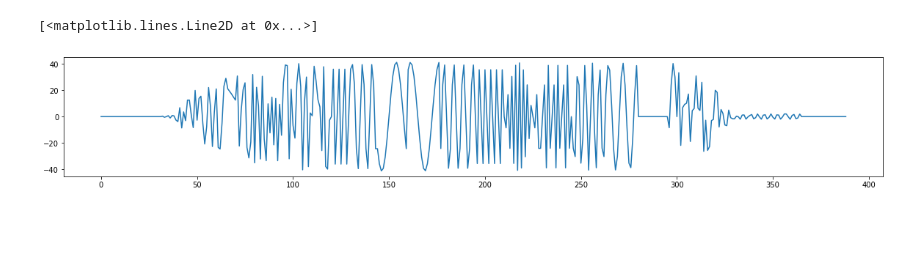
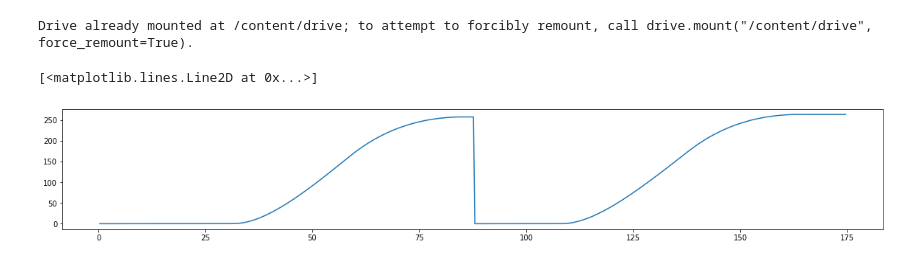
Before and after one commit to waterloop/propulsion-misc, a Jupyter notebook: RCommExtractor/Roboteq_Commutation_Extraction.ipynb, the cells around one changed output. Cells and saved outputs as stored; diff of their text form; code cells hidden in the pictures; blank space fills up the shorter version.

```diff
--- a/RCommExtractor/Roboteq_Commutation_Extraction.ipynb
+++ b/RCommExtractor/Roboteq_Commutation_Extraction.ipynb
@@ -8,3 +8,8 @@ from google.auth import default
 creds, _ = default()
 
 gc = gspread.authorize(creds)
+# %%
+from google.colab import drive
+drive.mount('/content/drive')
+# %% [output]
+Drive already mounted at /content/drive; to attempt to forcibly remount, call drive.mount("/content/drive", force_remount=True).
@@ -15,18 +40,22 @@ import matplotlib.pyplot as plt
 
 # extracting the data from csv's stored in the Propulsion Drive
 # copying the exact path from the filetree
-data = pd.read_csv("/content/drive/Shareddrives/General/PROPULSION/Bay Experiments/12 3 22/experiment 1.csv")
-
+data = pd.read_csv("/content/drive/Shareddrives/General/PROPULSION/Bay Experiments/2_2-5-23/exp2.csv")
+# making new time`
+bt = better_time(list(data['Time Stamp']))
+data['Better time (s)'] = pd.Series(bt)
+time = data['Better time (s)']
 # extracting the sinusoidal commutation
 vph = 0.75
-time = list(range(data.shape[0]))
 supplied_volts = data["Battery Volts"] * abs(data["Motor Power 1"]/1000)
 freq = supplied_volts/vph
-sine_wave = supplied_volts*np.sin(2*np.pi*freq*time)
+data["Enc Counter 2"] = data["Enc Counter 2"]*np.pi/800
+encoderD = data["Enc Counter 2"]
 
 plt.rcParams["figure.figsize"] = (20,3)
-plt.plot(time, sine_wave)
-# %% [output]
-[<matplotlib.lines.Line2D at 0x...>]
-[figure, removed]
+# %%
+plt.plot(time, encoderD)
+# %% [output]
+[<matplotlib.lines.Line2D at 0x...>]
+[figure, added]
 # %%
```
Also changed, not shown: parts of 8 cells of this notebook, 2 other files.
